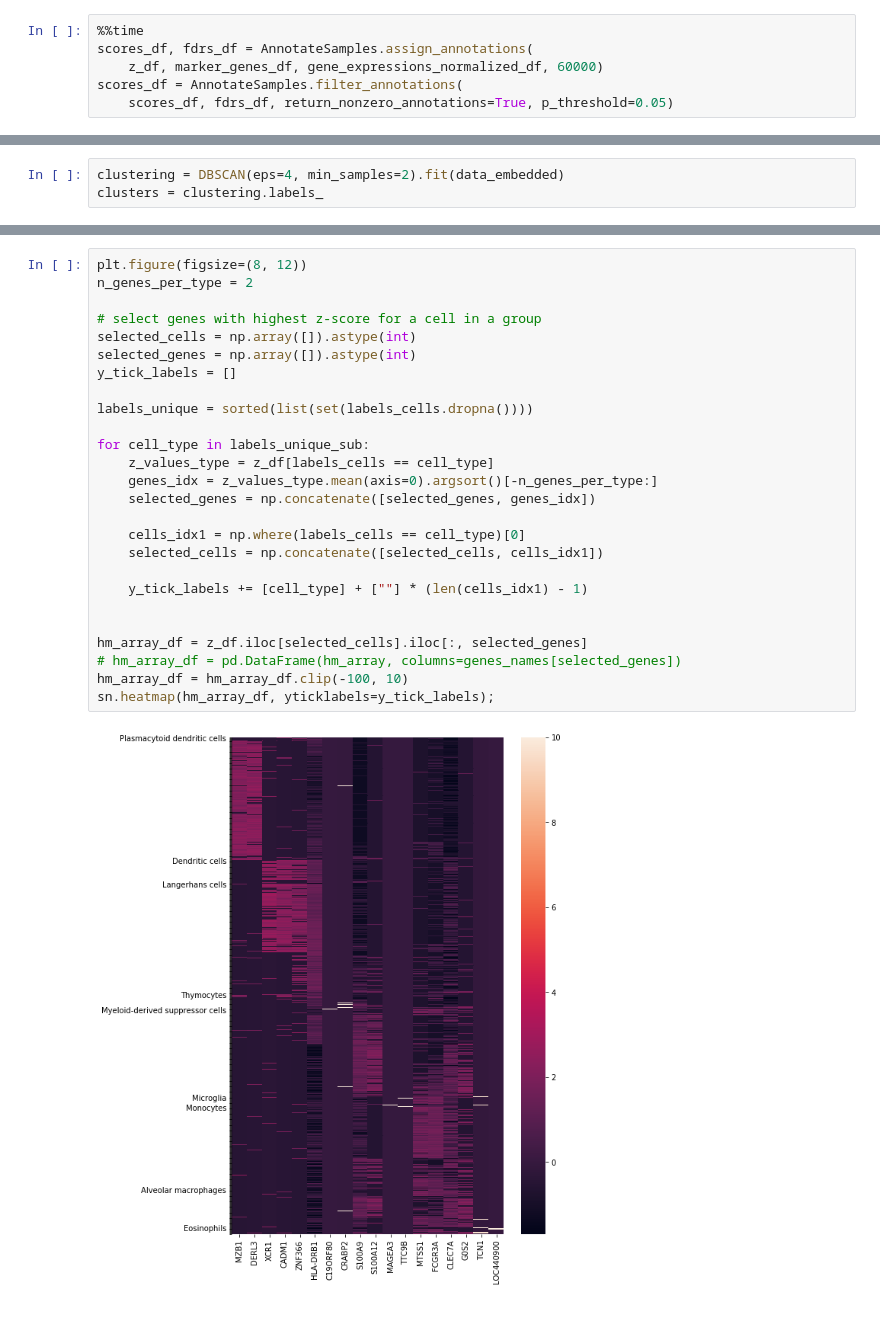
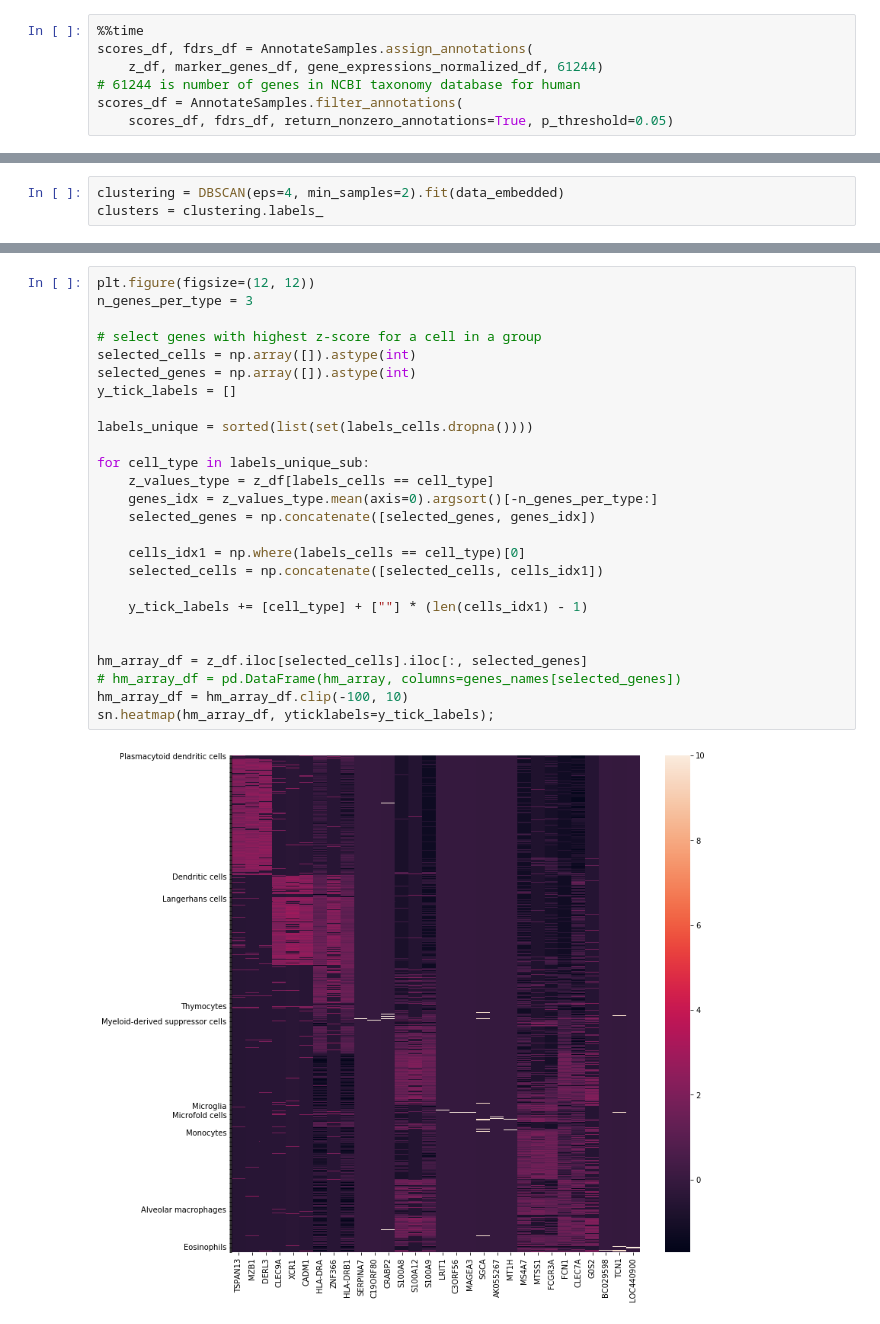
Before and after one commit to biolab/cell-annotation, a Jupyter notebook: cellannotation/examples/dendrtic_cells_annotation.ipynb, the cells around one changed output, grey strips where cells are left out. Saved outputs shown, nothing was run; the diff lists cells and outputs as text.

```diff
--- a/cellannotation/examples/dendrtic_cells_annotation.ipynb
+++ b/cellannotation/examples/dendrtic_cells_annotation.ipynb
@@ -88,7 +98,8 @@ Labeling with filtering
 # %%
 %%time
 scores_df, fdrs_df = AnnotateSamples.assign_annotations(
-    z_df, marker_genes_df, gene_expressions_normalized_df, 60000)
+    z_df, marker_genes_df, gene_expressions_normalized_df, 61244)
+# 61244 is number of genes in NCBI taxonomy database for human
 scores_df = AnnotateSamples.filter_annotations(
     scores_df, fdrs_df, return_nonzero_annotations=True, p_threshold=0.05)
 # %% [output]
@@ -207,28 +226,28 @@ for l in set(clusters):
 # %%
-plt.figure(figsize=(8, 12))
-n_genes_per_type = 2
+plt.figure(figsize=(12, 12))
+n_genes_per_type = 3
 
 # select genes with highest z-score for a cell in a group
 selected_cells = np.array([]).astype(int)
 selected_genes = np.array([]).astype(int)
 y_tick_labels = []
 
 labels_unique = sorted(list(set(labels_cells.dropna())))
 
 for cell_type in labels_unique_sub:
     z_values_type = z_df[labels_cells == cell_type]
     genes_idx = z_values_type.mean(axis=0).argsort()[-n_genes_per_type:]
     selected_genes = np.concatenate([selected_genes, genes_idx])
 
     cells_idx1 = np.where(labels_cells == cell_type)[0]
     selected_cells = np.concatenate([selected_cells, cells_idx1])
 
     y_tick_labels += [cell_type] + [""] * (len(cells_idx1) - 1)
 
 
 hm_array_df = z_df.iloc[selected_cells].iloc[:, selected_genes]
 # hm_array_df = pd.DataFrame(hm_array, columns=genes_names[selected_genes])
 hm_array_df = hm_array_df.clip(-100, 10)
 sn.heatmap(hm_array_df, yticklabels=y_tick_labels);
 # %% [output]
-[figure, old version]
+[figure, new version]
```
Also changed, not shown: parts of 41 cells of this notebook, 2 other files.
